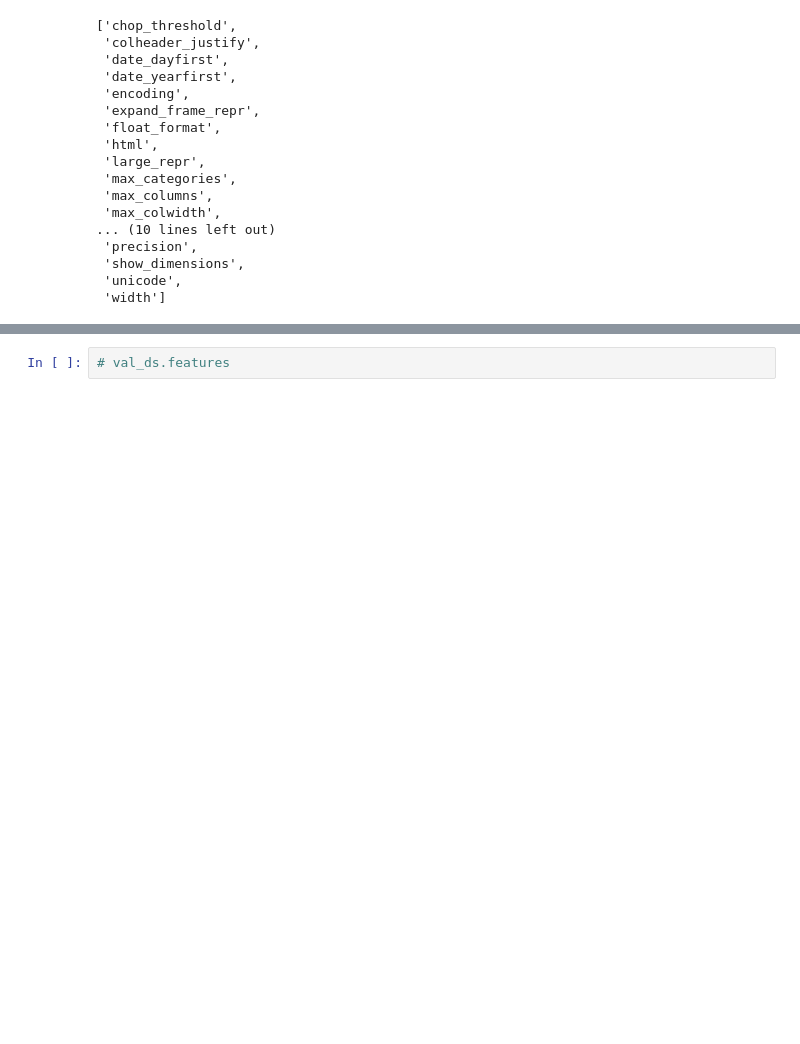
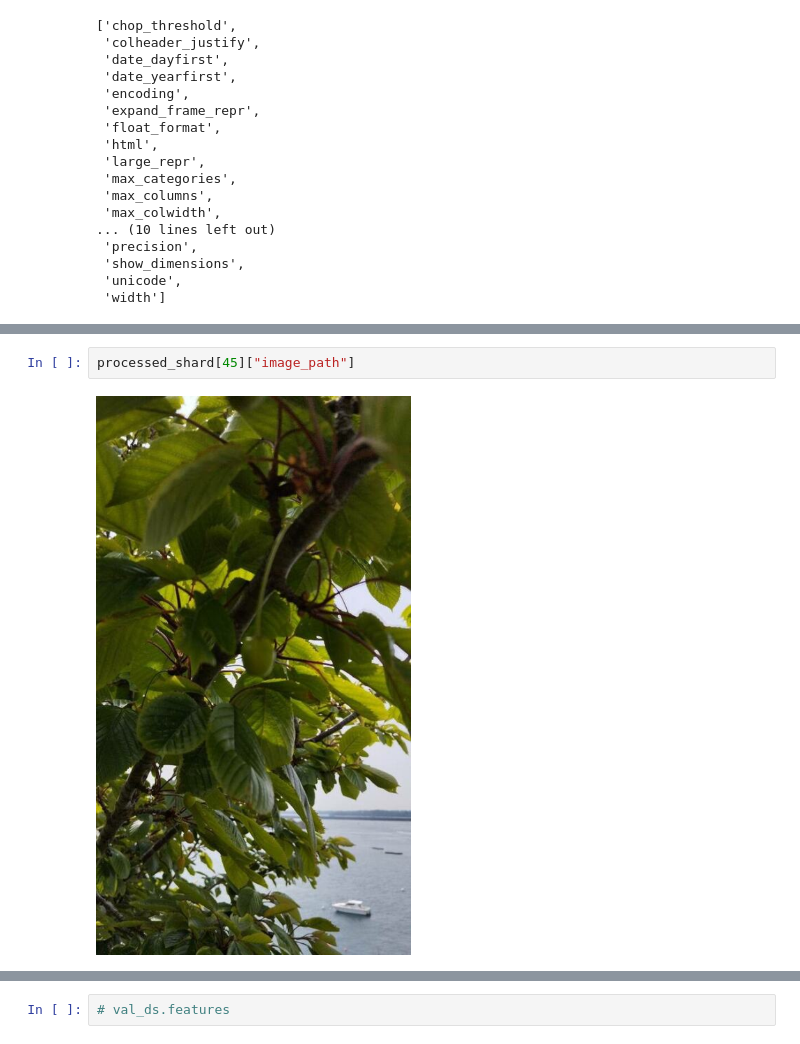
Before and after one commit to JacobARose/plantclef-vision, a Jupyter notebook: notebooks/embedding.ipynb, the cells around one changed output, grey strips where cells are left out. Saved outputs shown, nothing was run; the diff lists cells and outputs as text; blank space fills up the shorter version.

```diff
--- a/notebooks/embedding.ipynb
+++ b/notebooks/embedding.ipynb
@@ -209,0 +126,4 @@ Dataset({
+# %%
+processed_shard[45]["image_path"]
+# %% [output]
+[figure, added]
```
Also changed, not shown: parts of 14 cells of this notebook, 3 other files.
